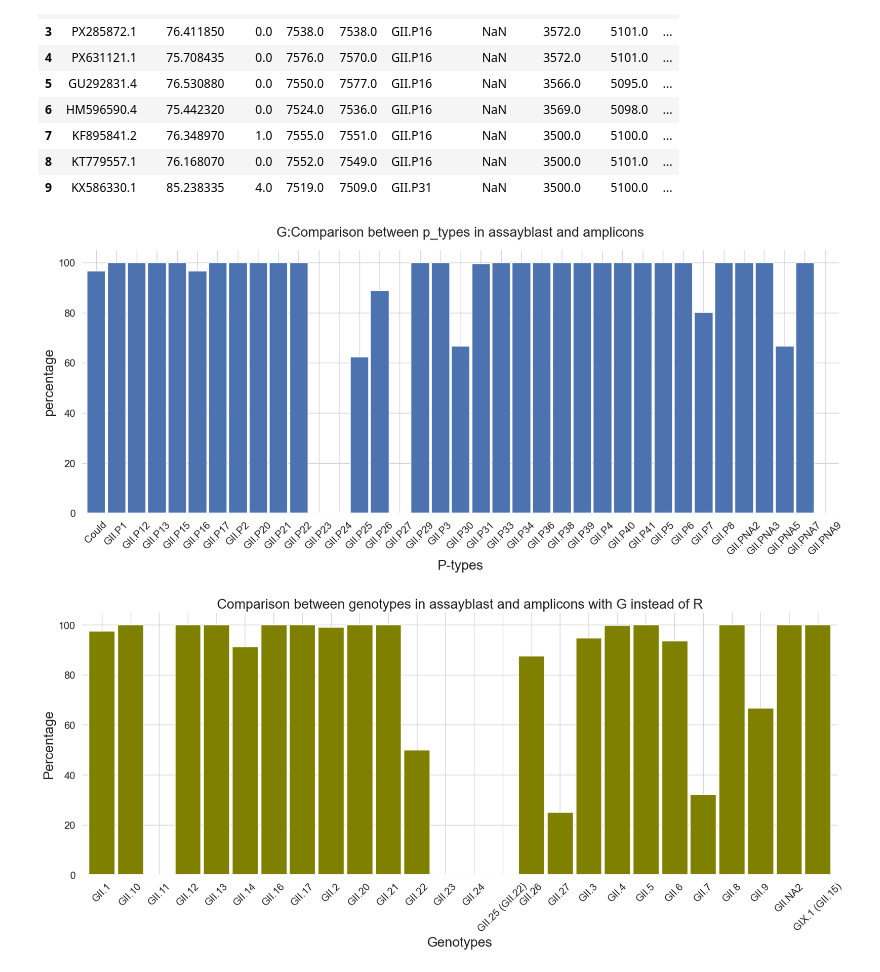
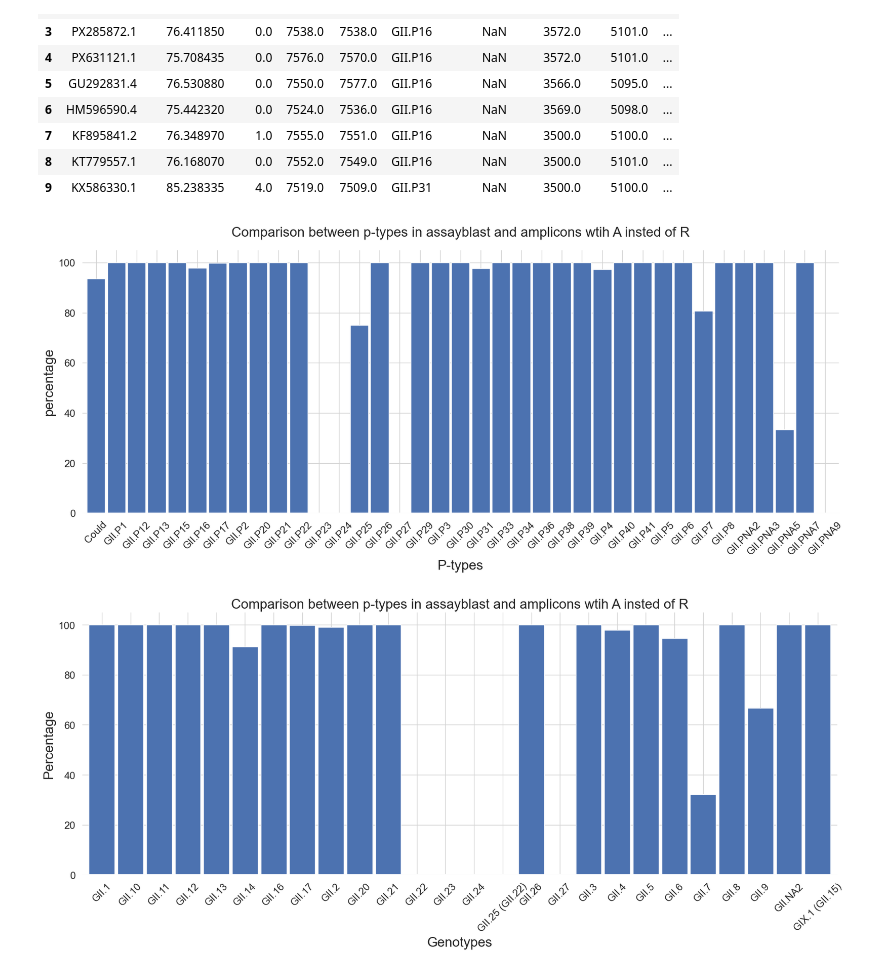
Before and after one commit to chriryde/norovirus-gii-dualtyping-ngs, a Jupyter notebook: notebooks/06_assayblast.ipynb, the cells around one changed output. Cells and saved outputs as stored; diff of their text form; code cells hidden in the pictures.

Commit message:
Run with oftargets as data insted of noroviruses

```diff
--- a/notebooks/06_assayblast.ipynb
+++ b/notebooks/06_assayblast.ipynb
@@ -141,7 +141,7 @@ combined = pd.DataFrame({
 # Plotta grupperat stapeldiagram
 
 combined.plot(kind="bar", figsize=(20,7), width= 0.9)
-plt.title("G:Comparison between p_types in assayblast and amplicons",fontsize=20, pad=20)
+plt.title("Comparison between p-types in assayblast and amplicons wtih A insted of R",fontsize=20, pad=20)
 plt.xlabel("P-types", fontsize=20)
 plt.ylabel("percentage", fontsize=20)
 plt.xticks(rotation=45,fontsize=15)
@@ -152,7 +152,7 @@ plt.grid(color='lightgrey')
 #plt.tight_layout()
 plt.show()
 # %% [output]
-[figure, old version]
+[figure, new version]
 # %%
 # assayblast_spec_df.sort_values(by="genotype", inplace=True)
 # sns.countplot(x="genotype", data=assayblast_spec_df)
@@ -162,30 +162,30 @@ plt.show()
 # %%
 # Läs in dina CSV-filer
 amplicon_spec_df.sort_values(by="genotype", inplace=True)
 assayblast_spec_df.sort_values(by="genotype", inplace=True)
 
 # Räkna förekomster av varje värde i kolumnen
 counts1 = amplicon_spec_df["genotype"].value_counts()
 counts2 = assayblast_spec_df["genotype"].value_counts()
 
 # Slå ihop till en gemensam DataFrame så x-värdena stämmer överens
 combined = pd.DataFrame({
     "": (counts1/counts2)*100,
     # "amplicons": counts1
 }).fillna(0)  # Om ett värde saknas i en fil, sätt 0
 
 # Plotta grupperat stapeldiagram
 
-combined.plot(kind="bar", figsize=(20,7), width= 0.9, color= 'olive')
-plt.title("Comparison between genotypes in assayblast and amplicons with G instead of R",fontsize=20)
+combined.plot(kind="bar", figsize=(20,7), width= 0.9)
+plt.title("Comparison between p-types in assayblast and amplicons wtih A insted of R",fontsize=20)
 plt.xlabel("Genotypes", fontsize=20)
 plt.ylabel("Percentage", fontsize=20)
 plt.xticks(rotation=45,fontsize=15)
 plt.yticks(fontsize=15)
 plt.legend().remove()
 plt.gca().set_facecolor("white")
 plt.grid(color='lightgrey')
 #plt.tight_layout()
 plt.show()
 # %% [output]
-[figure, old version]
+[figure, new version]
```
